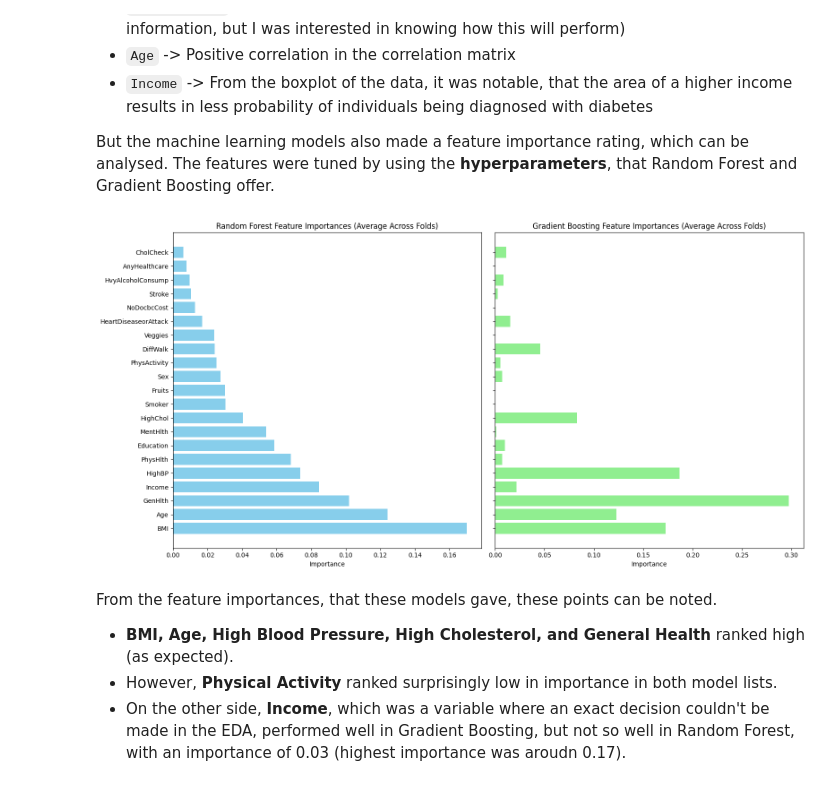
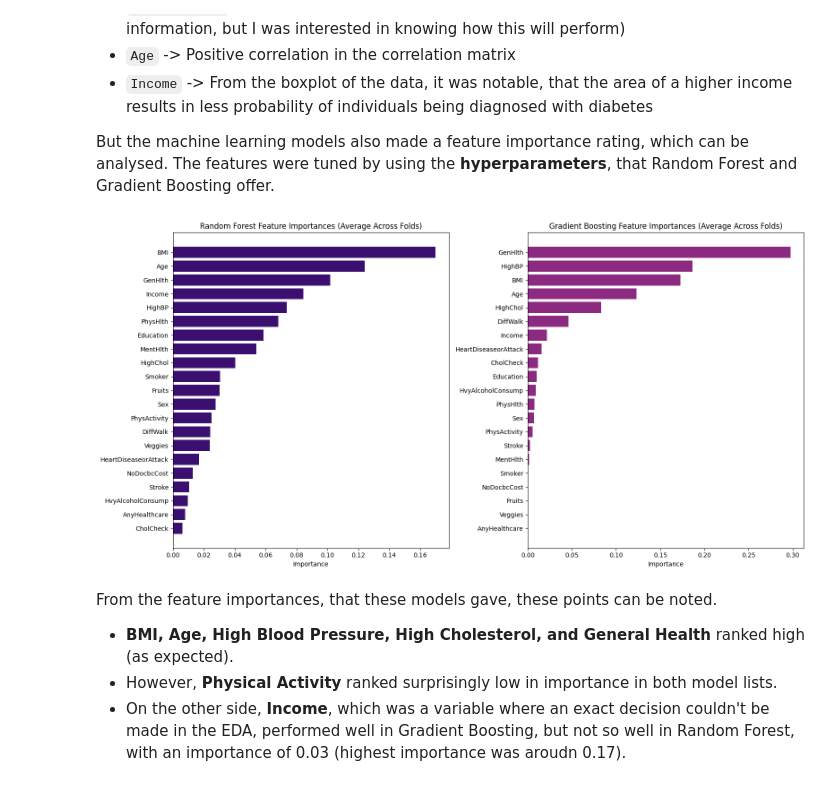
Before and after one commit to swimmingbrain/decoding-diabetes, a Jupyter notebook: project_files/decoding_diabetes_model.ipynb, the cells around one changed output. Drawn from its saved outputs; the diff is of its cells as text; code cells hidden in the pictures.

```diff
--- a/project_files/decoding_diabetes_model.ipynb
+++ b/project_files/decoding_diabetes_model.ipynb
@@ -444,27 +537,29 @@ But the machine learning models also made a feature importance rating, which can
 # %%
 # Average feature importances across all folds
 avg_rf_importances = pd.concat(feature_importances_rf).groupby('Feature').mean().sort_values(by='Importance', ascending=False)
 avg_gb_importances = pd.concat(feature_importances_gb).groupby('Feature').mean().sort_values(by='Importance', ascending=False)
 
 # Plot feature importances after cross-validation
-fig, axes = plt.subplots(1, 2, figsize=(16, 8), sharey=True)
+plt.figure(figsize=(16, 8))
 
 # Random Forest
-axes[0].barh(avg_rf_importances.index, avg_rf_importances['Importance'], color='skyblue')
-axes[0].set_title("Random Forest Feature Importances (Average Across Folds)")
-axes[0].set_xlabel("Importance")
-axes[0].invert_yaxis()
+plt.subplot(1, 2, 1)
+plt.barh(avg_rf_importances.index, avg_rf_importances['Importance'], color=plt.get_cmap('magma')(0.2))
+plt.title("Random Forest Feature Importances (Average Across Folds)")
+plt.xlabel("Importance")
+plt.gca().invert_yaxis()
 
 # Gradient Boosting
-axes[1].barh(avg_gb_importances.index, avg_gb_importances['Importance'], color='lightgreen')
-axes[1].set_title("Gradient Boosting Feature Importances (Average Across Folds)")
-axes[1].set_xlabel("Importance")
-axes[1].invert_yaxis()
+plt.subplot(1, 2, 2)
+plt.barh(avg_gb_importances.index, avg_gb_importances['Importance'], color=plt.get_cmap('magma')(0.4))
+plt.title("Gradient Boosting Feature Importances (Average Across Folds)")
+plt.xlabel("Importance")
+plt.gca().invert_yaxis()
 
 plt.tight_layout()
 plt.show()
 # %% [output]
-[figure, old version]
+[figure, new version]
 # %% [markdown]
 From the feature importances, that these models gave, these points can be noted.
 
```
Also changed, not shown: parts of 27 cells of this notebook, 3 other files.
